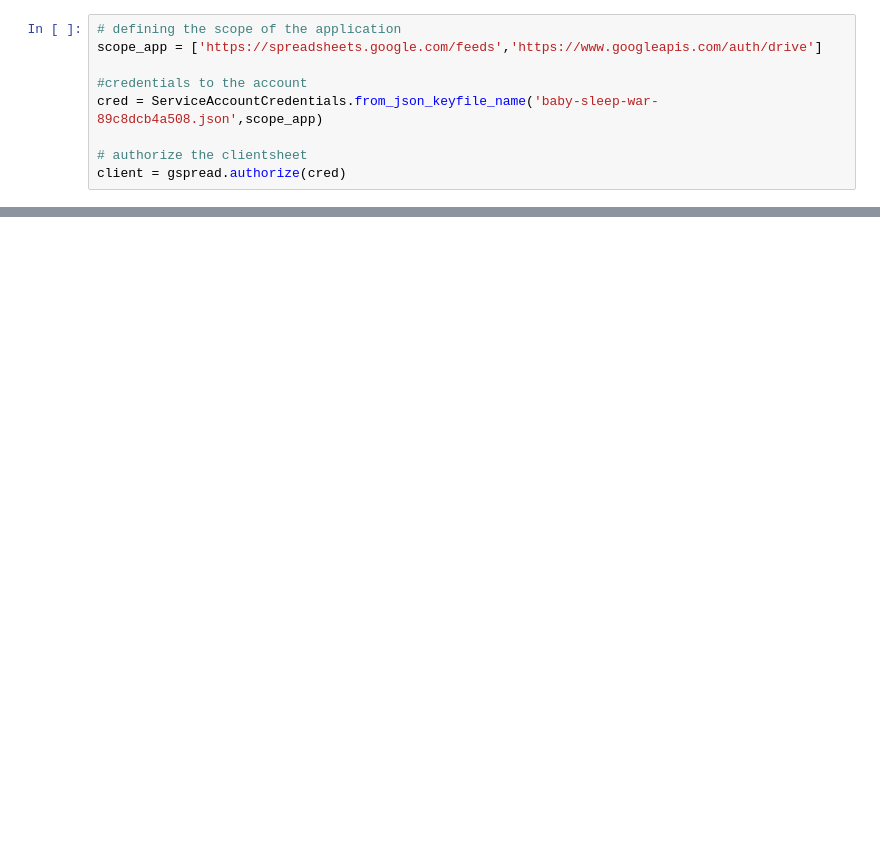
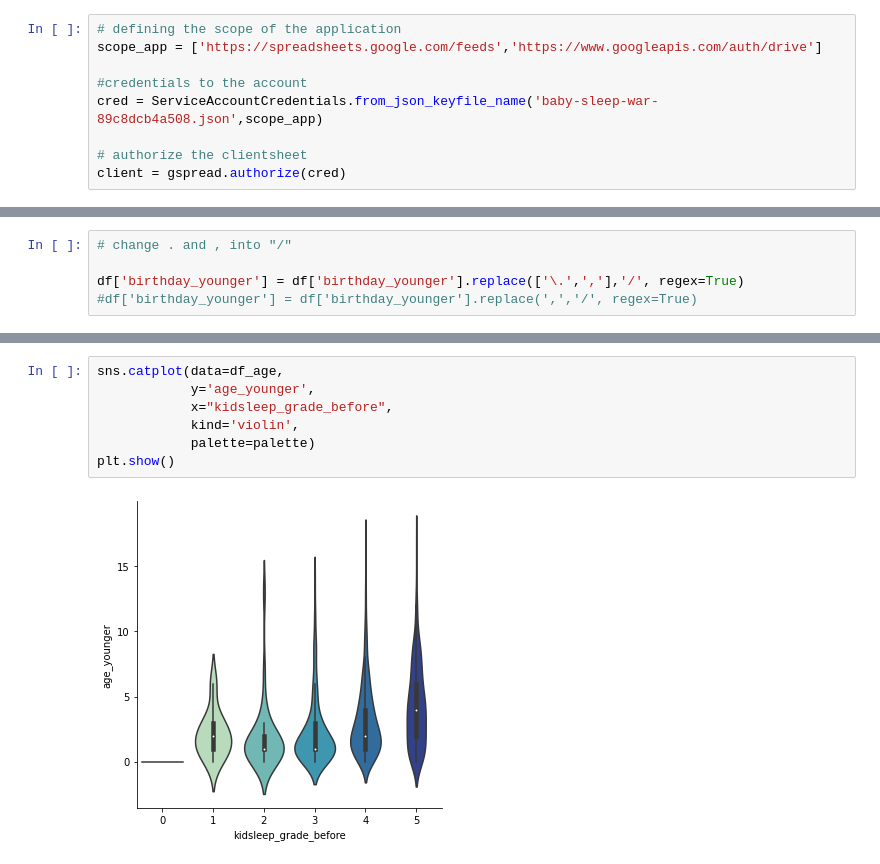
Before and after one commit to hexann666/baby-sleep_war, a Jupyter notebook: code/baby-sleep_war.ipynb, the cells around one changed output, grey strips where cells are left out. Drawn from its saved outputs; the diff is of its cells as text; blank space fills up the shorter version.

```diff
--- a/code/baby-sleep_war.ipynb
+++ b/code/baby-sleep_war.ipynb
@@ -249,0 +398,5 @@ columns_eng = ['timestamp'
+# %%
+# change . and , into "/"
+
+df['birthday_younger'] = df['birthday_younger'].replace(['\.',','],'/', regex=True)
+#df['birthday_younger'] = df['birthday_younger'].replace(',','/', regex=True)
@@ -249,0 +544,9 @@ columns_eng = ['timestamp'
+# %%
+sns.catplot(data=df_age,
+            y='age_younger',
+            x="kidsleep_grade_before",
+            kind='violin',
+            palette=palette)
+plt.show()
+# %% [output]
+[figure, added]
```
Also changed, not shown: parts of 61 cells of this notebook, 2 other files.
